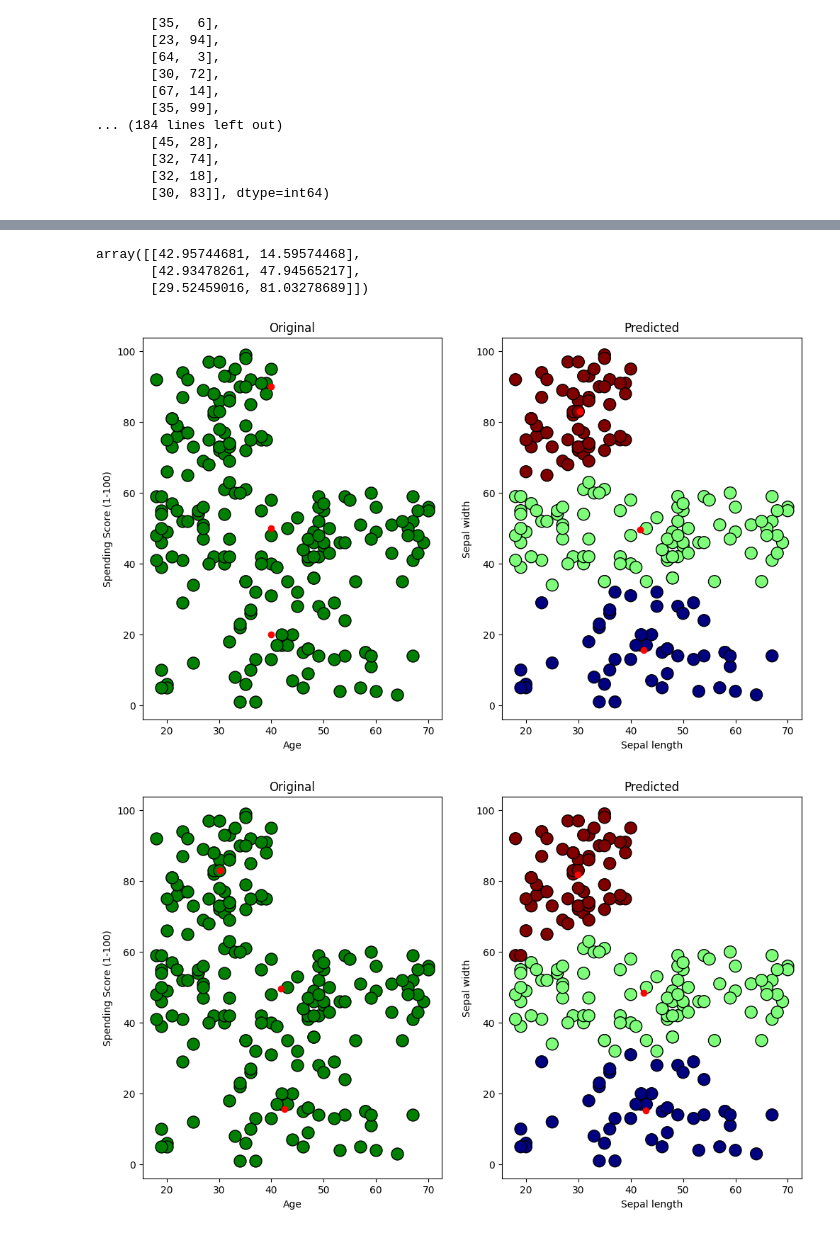
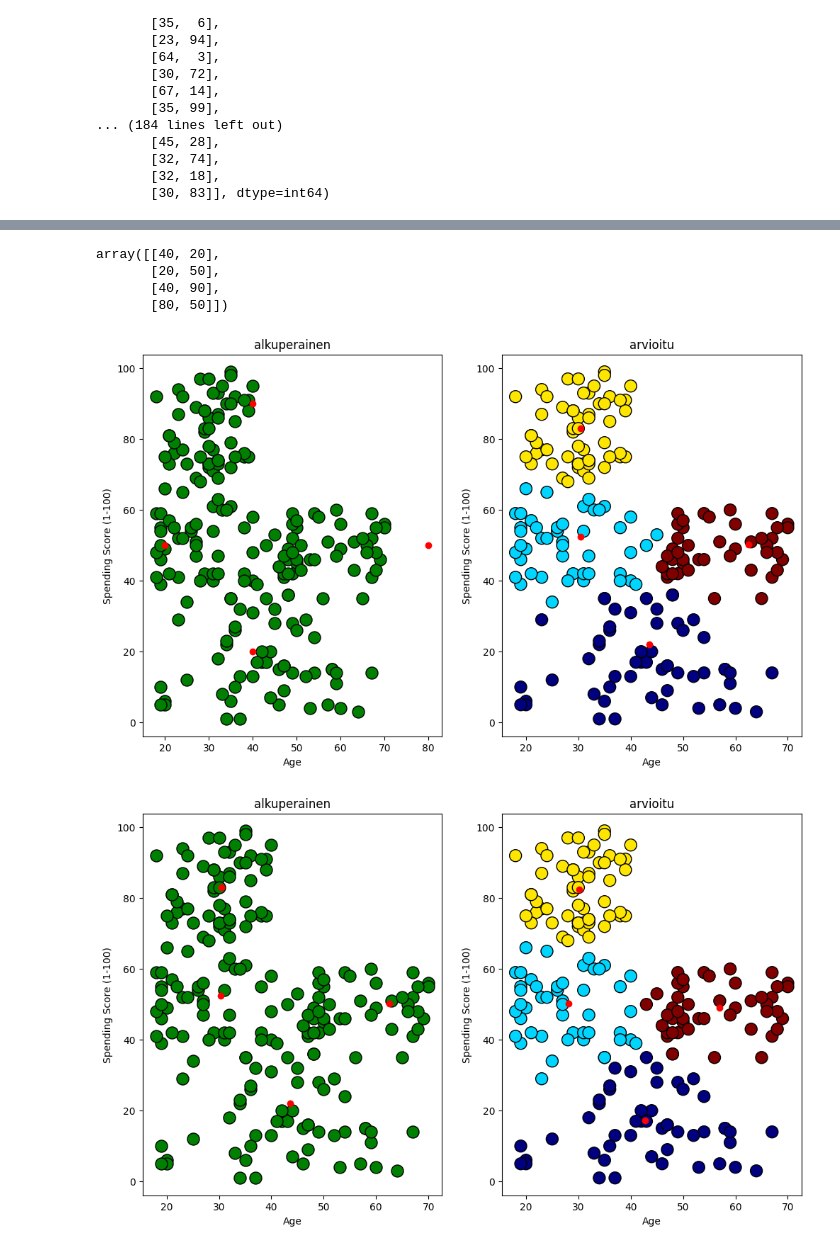
Before and after one commit to Gaires/Machine_Learning_Tehtava2, a Jupyter notebook: hannun_notebook.ipynb, the cells around one changed output, grey strips where cells are left out. Drawn from its saved outputs; the diff is of its cells as text; code cells hidden in the pictures.

```diff
--- a/hannun_notebook.ipynb
+++ b/hannun_notebook.ipynb
@@ -67,6 +86,6 @@ array([[19, 39],
 # %%
 #init_centers = [[4.5, 4], [7.5, 4], [4.5, 2]]
-init_centers = [[20, 40], [50, 40], [80, 40]]
+init_centers = [ [40, 20]   ,   [20, 50]   ,   [40, 90]  , [80, 50]  ]
 init_centers = np.array(init_centers)
 # %%
 def plot_my_cluster(kmeans_object, init_centers):# Plot the identified clusters and compare
@@ -77,8 +96,11 @@ def plot_my_cluster(kmeans_object, init_centers):# Plot the identified clusters
     axes[0].set_ylabel('Spending Score (1-100)')
     axes[1].set_xlabel('Age')
     axes[1].set_ylabel('Spending Score (1-100)')
-    axes[0].set_title('Age')
-    axes[1].set_title('Spending Score (1-100)')
+    axes[0].set_title('alkuperainen')
+    axes[1].set_title('arvioitu')
+
+
+
 
     axes[0].scatter(init_centers[:,0], init_centers[:,1], c='r')
     axes[1].scatter(kmeans_object.cluster_centers_[:,0], kmeans_object.cluster_centers_[:,1], c='r')
@@ -87,23 +109,24 @@ def plot_my_cluster(kmeans_object, init_centers):# Plot the identified clusters
 # %%
 init_centers
 # %% [output]
-array([[42.95744681, 14.59574468],
-       [42.93478261, 47.94565217],
-       [29.52459016, 81.03278689]])
+array([[40, 20],
+       [20, 50],
+       [40, 90],
+       [80, 50]])
 # %%
 #init_centers = [[4.5, 4], [7.5, 4], [4.5, 2]]
-init_centers = [   [40, 20]   ,   [40, 50]   ,   [40, 90]     ]
+init_centers = [   [40, 20]   ,   [20, 50]   ,   [40, 90]  , [80, 50]   ]
 init_centers = np.array(init_centers)
 
-kmean = KMeans(n_clusters = 3, random_state=None, max_iter=0, n_init = 1)
+kmean = KMeans(n_clusters = 4, random_state=None, max_iter=0, n_init = 1)
 
 
 for i in range(3):
     #kmean = KMeans(n_clusters = 3, random_state=None, max_iter=1, n_init = 1, init ='random')
-    kmean = KMeans(n_clusters = 3, random_state=None, max_iter=1, n_init = 1, init = init_centers)
+    kmean = KMeans(n_clusters = 4, random_state=None, max_iter=1, n_init = 1, init = init_centers)
     kmean.fit(X)
     plot_my_cluster(kmean, init_centers)
     init_centers=kmean.cluster_centers_
 # %% [output]
-[figure, old version]
+[figure, new version]
-[figure, old version]
+[figure, new version]
```
Also changed, not shown: parts of 6 cells of this notebook.
